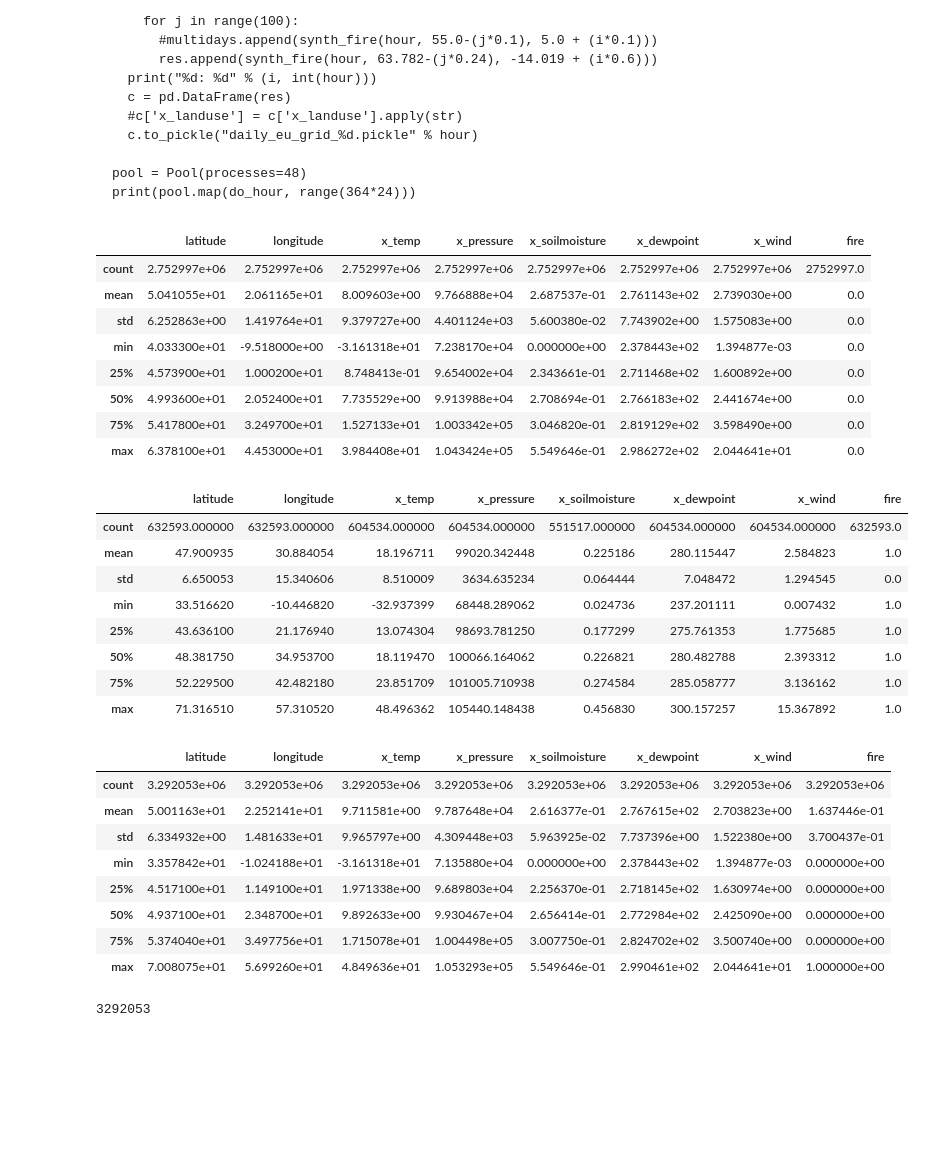
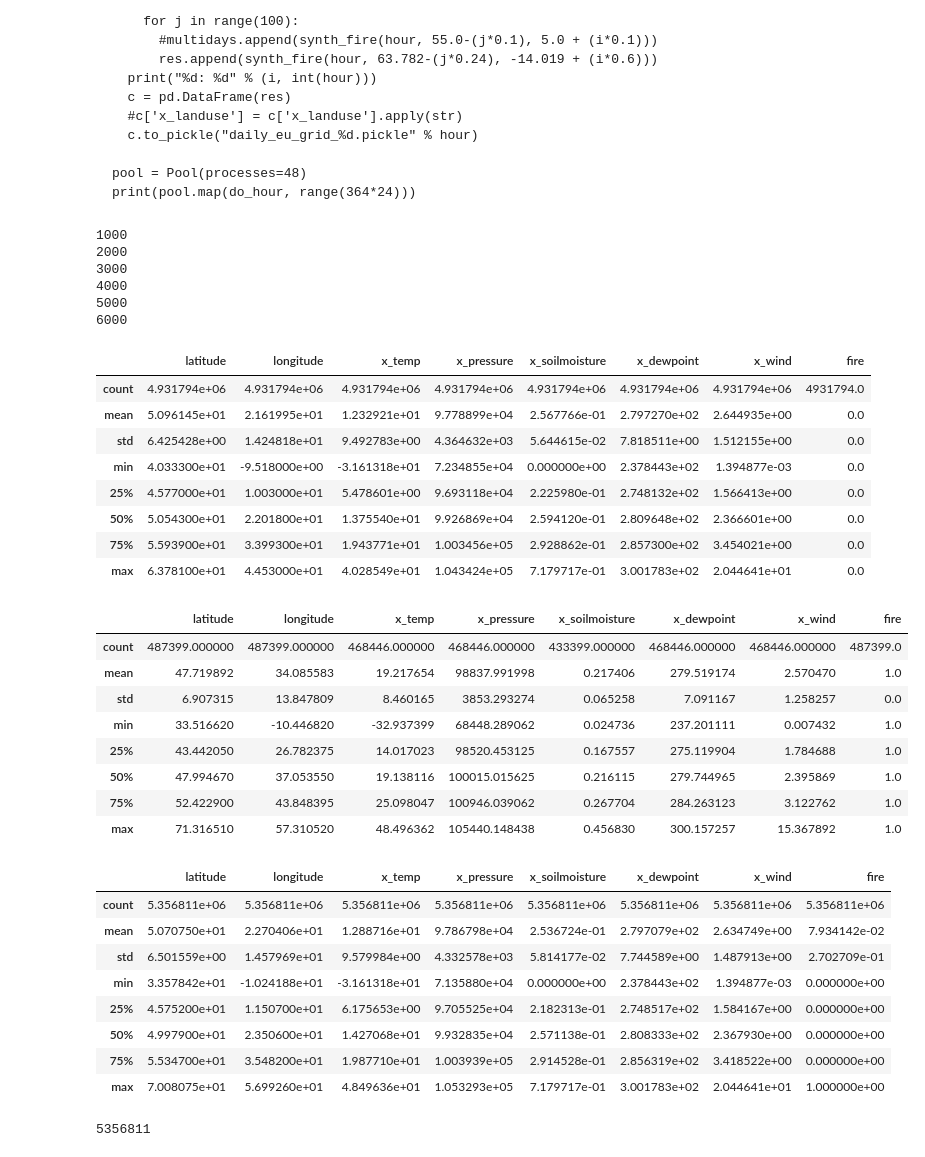
Before and after one commit to v4lli/wildfire-datascience, a Jupyter notebook: OnFire.ipynb, the cells around one changed output. Cells and saved outputs as stored; diff of their text form; code cells hidden in the pictures; blank space fills up the shorter version.

```diff
--- a/OnFire.ipynb
+++ b/OnFire.ipynb
@@ -354,8 +354,8 @@ The total amount of confirmed fire detections is very low, sadly (around 1%), so
 # %%
 import pandas as pd
 import math
-#df = pd.read_pickle("confirmed_x.pickle")
-df = pd.read_pickle("unconfirmed_bg.pickle")
+df = pd.read_pickle("confirmed_x.pickle")
+#df = pd.read_pickle("unconfirmed_bg.pickle")
 
 df['x_wind'] = df.apply(lambda row: (math.sqrt(row["x_wind_u"]**2 + row["x_wind_v"]**2)), axis=1)
 df = df.drop(['scan', 'satellite', 'track', 'version', 'type', 'daynight', 'bright_t31', 'bright_ti4', 'bright_ti5', 'brightness', 'x_wind_v', 'x_wind_u'], axis=1)
@@ -584,44 +623,53 @@ import glob
 import pandas as pd
 
 pickle_counter = 0
-non_fires = pd.DataFrame()
+non_fires_list = []
 for f in glob.glob("v7_daily_eu_grid_*"):
     pickle_counter += 1
-    if pickle_counter % 100 == 0:
-        #print(pickle_counter)
+    if pickle_counter % 1000 == 0:
+        print(pickle_counter)
         pass
-    non_fires = pd.concat([non_fires, pd.read_pickle(f).drop(columns=["x_wind_v", "x_wind_u", "frp", "acq_date", "instrument", "x_confirmed", "x_biomass"]).dropna()])
+    non_fires_list.append(pd.read_pickle(f).drop(columns=["x_wind_v", "x_wind_u", "frp", "acq_date", "instrument", "x_confirmed", "x_biomass"]).dropna())
     #non_fires = pd.concat([non_fires, pd.read_pickle(f)])
     #print(f)
     #print(pd.read_pickle(f))
-non_fires = non_fires.assign(fire=0)
+non_fires = pd.concat(non_fires_list).assign(fire=0)
+# %% [output]
+1000
+2000
+3000
+4000
+5000
+6000
 # %%
 #non_fires
 non_fires.describe()
 #pd.read_pickle("./v3_daily_eu_grid_1989.pickle").describe()
 # %% [output]
 |  | latitude | longitude | x_temp | x_pressure | x_soilmoisture | x_dewpoint | x_wind | fire |
-| count | 2.752997e+06 | 2.752997e+06 | 2.752997e+06 | 2.752997e+06 | 2.752997e+06 | 2.752997e+06 | 2.752997e+06 | 2752997.0 |
-| mean | 5.041055e+01 | 2.061165e+01 | 8.009603e+00 | 9.766888e+04 | 2.687537e-01 | 2.761143e+02 | 2.739030e+00 | 0.0 |
-| std | 6.252863e+00 | 1.419764e+01 | 9.379727e+00 | 4.401124e+03 | 5.600380e-02 | 7.743902e+00 | 1.575083e+00 | 0.0 |
-| min | 4.033300e+01 | -9.518000e+00 | -3.161318e+01 | 7.238170e+04 | 0.000000e+00 | 2.378443e+02 | 1.394877e-03 | 0.0 |
-| 25% | 4.573900e+01 | 1.000200e+01 | 8.748413e-01 | 9.654002e+04 | 2.343661e-01 | 2.711468e+02 | 1.600892e+00 | 0.0 |
-| 50% | 4.993600e+01 | 2.052400e+01 | 7.735529e+00 | 9.913988e+04 | 2.708694e-01 | 2.766183e+02 | 2.441674e+00 | 0.0 |
-| 75% | 5.417800e+01 | 3.249700e+01 | 1.527133e+01 | 1.003342e+05 | 3.046820e-01 | 2.819129e+02 | 3.598490e+00 | 0.0 |
-| max | 6.378100e+01 | 4.453000e+01 | 3.984408e+01 | 1.043424e+05 | 5.549646e-01 | 2.986272e+02 | 2.044641e+01 | 0.0 |
+| count | 4.931794e+06 | 4.931794e+06 | 4.931794e+06 | 4.931794e+06 | 4.931794e+06 | 4.931794e+06 | 4.931794e+06 | 4931794.0 |
+| mean | 5.096145e+01 | 2.161995e+01 | 1.232921e+01 | 9.778899e+04 | 2.567766e-01 | 2.797270e+02 | 2.644935e+00 | 0.0 |
+| std | 6.425428e+00 | 1.424818e+01 | 9.492783e+00 | 4.364632e+03 | 5.644615e-02 | 7.818511e+00 | 1.512155e+00 | 0.0 |
+| min | 4.033300e+01 | -9.518000e+00 | -3.161318e+01 | 7.234855e+04 | 0.000000e+00 | 2.378443e+02 | 1.394877e-03 | 0.0 |
+| 25% | 4.577000e+01 | 1.003000e+01 | 5.478601e+00 | 9.693118e+04 | 2.225980e-01 | 2.748132e+02 | 1.566413e+00 | 0.0 |
+| 50% | 5.054300e+01 | 2.201800e+01 | 1.375540e+01 | 9.926869e+04 | 2.594120e-01 | 2.809648e+02 | 2.366601e+00 | 0.0 |
+| 75% | 5.593900e+01 | 3.399300e+01 | 1.943771e+01 | 1.003456e+05 | 2.928862e-01 | 2.857300e+02 | 3.454021e+00 | 0.0 |
+| max | 6.378100e+01 | 4.453000e+01 | 4.028549e+01 | 1.043424e+05 | 7.179717e-01 | 3.001783e+02 | 2.044641e+01 | 0.0 |
 # %%
 actual_fires = df.assign(fire=1).drop(columns=["confidence", "frp"])
 actual_fires = actual_fires[non_fires.keys()]
+# 190 is city/urban -> filter it out because of steel works and the such
+actual_fires = actual_fires[actual_fires.x_landuse != '190']
 actual_fires.describe()
 # %% [output]
 |  | latitude | longitude | x_temp | x_pressure | x_soilmoisture | x_dewpoint | x_wind | fire |
-| count | 632593.000000 | 632593.000000 | 604534.000000 | 604534.000000 | 551517.000000 | 604534.000000 | 604534.000000 | 632593.0 |
-| mean | 47.900935 | 30.884054 | 18.196711 | 99020.342448 | 0.225186 | 280.115447 | 2.584823 | 1.0 |
-| std | 6.650053 | 15.340606 | 8.510009 | 3634.635234 | 0.064444 | 7.048472 | 1.294545 | 0.0 |
+| count | 487399.000000 | 487399.000000 | 468446.000000 | 468446.000000 | 433399.000000 | 468446.000000 | 468446.000000 | 487399.0 |
+| mean | 47.719892 | 34.085583 | 19.217654 | 98837.991998 | 0.217406 | 279.519174 | 2.570470 | 1.0 |
+| std | 6.907315 | 13.847809 | 8.460165 | 3853.293274 | 0.065258 | 7.091167 | 1.258257 | 0.0 |
 | min | 33.516620 | -10.446820 | -32.937399 | 68448.289062 | 0.024736 | 237.201111 | 0.007432 | 1.0 |
-| 25% | 43.636100 | 21.176940 | 13.074304 | 98693.781250 | 0.177299 | 275.761353 | 1.775685 | 1.0 |
-| 50% | 48.381750 | 34.953700 | 18.119470 | 100066.164062 | 0.226821 | 280.482788 | 2.393312 | 1.0 |
-| 75% | 52.229500 | 42.482180 | 23.851709 | 101005.710938 | 0.274584 | 285.058777 | 3.136162 | 1.0 |
+| 25% | 43.442050 | 26.782375 | 14.017023 | 98520.453125 | 0.167557 | 275.119904 | 1.784688 | 1.0 |
+| 50% | 47.994670 | 37.053550 | 19.138116 | 100015.015625 | 0.216115 | 279.744965 | 2.395869 | 1.0 |
+| 75% | 52.422900 | 43.848395 | 25.098047 | 100946.039062 | 0.267704 | 284.263123 | 3.122762 | 1.0 |
 | max | 71.316510 | 57.310520 | 48.496362 | 105440.148438 | 0.456830 | 300.157257 | 15.367892 | 1.0 |
 # %%
 fires_and_nonfires = pd.concat([actual_fires, non_fires])
@@ -631,15 +679,15 @@ fires_and_nonfires = fires_and_nonfires.sample(frac=1)
 fires_and_nonfires.describe()
 # %% [output]
 |  | latitude | longitude | x_temp | x_pressure | x_soilmoisture | x_dewpoint | x_wind | fire |
-| count | 3.292053e+06 | 3.292053e+06 | 3.292053e+06 | 3.292053e+06 | 3.292053e+06 | 3.292053e+06 | 3.292053e+06 | 3.292053e+06 |
-| mean | 5.001163e+01 | 2.252141e+01 | 9.711581e+00 | 9.787648e+04 | 2.616377e-01 | 2.767615e+02 | 2.703823e+00 | 1.637446e-01 |
-| std | 6.334932e+00 | 1.481633e+01 | 9.965797e+00 | 4.309448e+03 | 5.963925e-02 | 7.737396e+00 | 1.522380e+00 | 3.700437e-01 |
+| count | 5.356811e+06 | 5.356811e+06 | 5.356811e+06 | 5.356811e+06 | 5.356811e+06 | 5.356811e+06 | 5.356811e+06 | 5.356811e+06 |
+| mean | 5.070750e+01 | 2.270406e+01 | 1.288716e+01 | 9.786798e+04 | 2.536724e-01 | 2.797079e+02 | 2.634749e+00 | 7.934142e-02 |
+| std | 6.501559e+00 | 1.457969e+01 | 9.579984e+00 | 4.332578e+03 | 5.814177e-02 | 7.744589e+00 | 1.487913e+00 | 2.702709e-01 |
 | min | 3.357842e+01 | -1.024188e+01 | -3.161318e+01 | 7.135880e+04 | 0.000000e+00 | 2.378443e+02 | 1.394877e-03 | 0.000000e+00 |
-| 25% | 4.517100e+01 | 1.149100e+01 | 1.971338e+00 | 9.689803e+04 | 2.256370e-01 | 2.718145e+02 | 1.630974e+00 | 0.000000e+00 |
-| 50% | 4.937100e+01 | 2.348700e+01 | 9.892633e+00 | 9.930467e+04 | 2.656414e-01 | 2.772984e+02 | 2.425090e+00 | 0.000000e+00 |
-| 75% | 5.374040e+01 | 3.497756e+01 | 1.715078e+01 | 1.004498e+05 | 3.007750e-01 | 2.824702e+02 | 3.500740e+00 | 0.000000e+00 |
-| max | 7.008075e+01 | 5.699260e+01 | 4.849636e+01 | 1.053293e+05 | 5.549646e-01 | 2.990461e+02 | 2.044641e+01 | 1.000000e+00 |
+| 25% | 4.575200e+01 | 1.150700e+01 | 6.175653e+00 | 9.705525e+04 | 2.182313e-01 | 2.748517e+02 | 1.584167e+00 | 0.000000e+00 |
+| 50% | 4.997900e+01 | 2.350600e+01 | 1.427068e+01 | 9.932835e+04 | 2.571138e-01 | 2.808333e+02 | 2.367930e+00 | 0.000000e+00 |
+| 75% | 5.534700e+01 | 3.548200e+01 | 1.987710e+01 | 1.003939e+05 | 2.914528e-01 | 2.856319e+02 | 3.418522e+00 | 0.000000e+00 |
+| max | 7.008075e+01 | 5.699260e+01 | 4.849636e+01 | 1.053293e+05 | 7.179717e-01 | 3.001783e+02 | 2.044641e+01 | 1.000000e+00 |
 # %%
 len(fires_and_nonfires)
 # %% [output]
-3292053
+5356811
```
Also changed, not shown: parts of 20 cells of this notebook, 1 other file.
